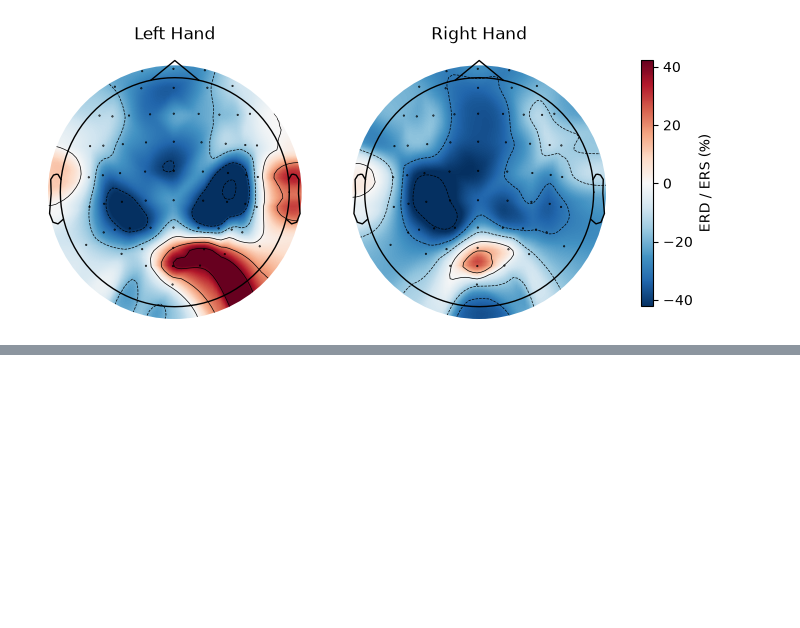
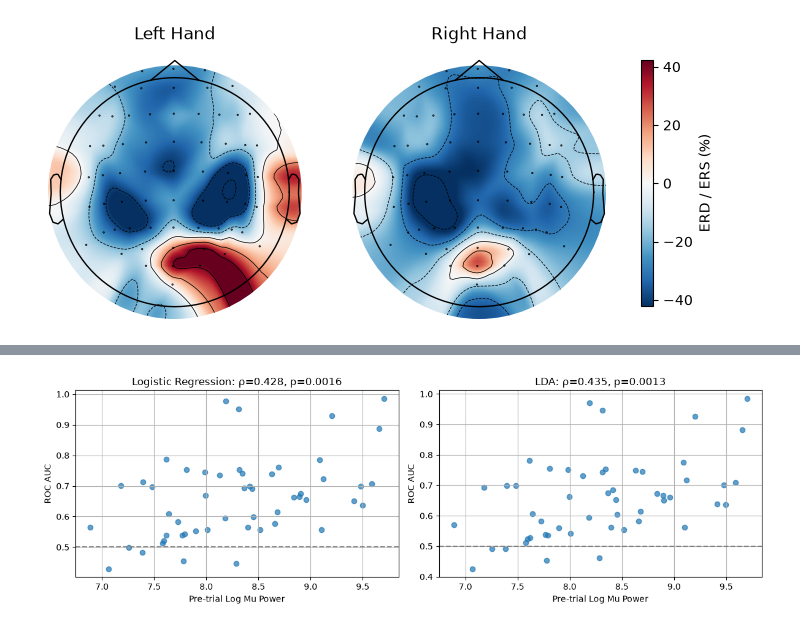
Before and after one commit to alarxx/BCI_Midterm_Project, a Jupyter notebook: project.ipynb, the cells around one changed output, grey strips where cells are left out. Cells and saved outputs as stored; diff of their text form; code cells hidden in the pictures; blank space fills up the shorter version.

```diff
--- a/project.ipynb
+++ b/project.ipynb
@@ -913,0 +1213,10 @@ Effective window size : 1.000 (s)
+# %%
+import pandas as pd
+
+df = pd.DataFrame({
+    "Subject": dataset.subject_list,
+    "Baseline Mu": baseline_mu,
+    **results
+})
+
+display(df.round(3))
@@ -913,0 +1241,22 @@ Effective window size : 1.000 (s)
+# %%
+from scipy.stats import spearmanr
+
+
+fig, axes = plt.subplots(1, 2, figsize=(12, 4))
+
+for ax, name in zip(axes, models.keys()):
+    rho, p = spearmanr(df["Baseline Mu"], df[name])
+
+    ax.scatter(df["Baseline Mu"], df[name], alpha=0.7)
+    ax.axhline(0.5, color="gray", linestyle="--")
+    ax.set(
+        xlabel="Pre-trial Log Mu Power",
+        ylabel="ROC AUC",
+        title=f"{name}: ρ={rho:.3f}, p={p:.4f}"
+    )
+    ax.grid()
+
+plt.tight_layout()
+plt.show()
+# %% [output]
+[figure, added]
```
Also changed, not shown: parts of 10 cells of this notebook.
